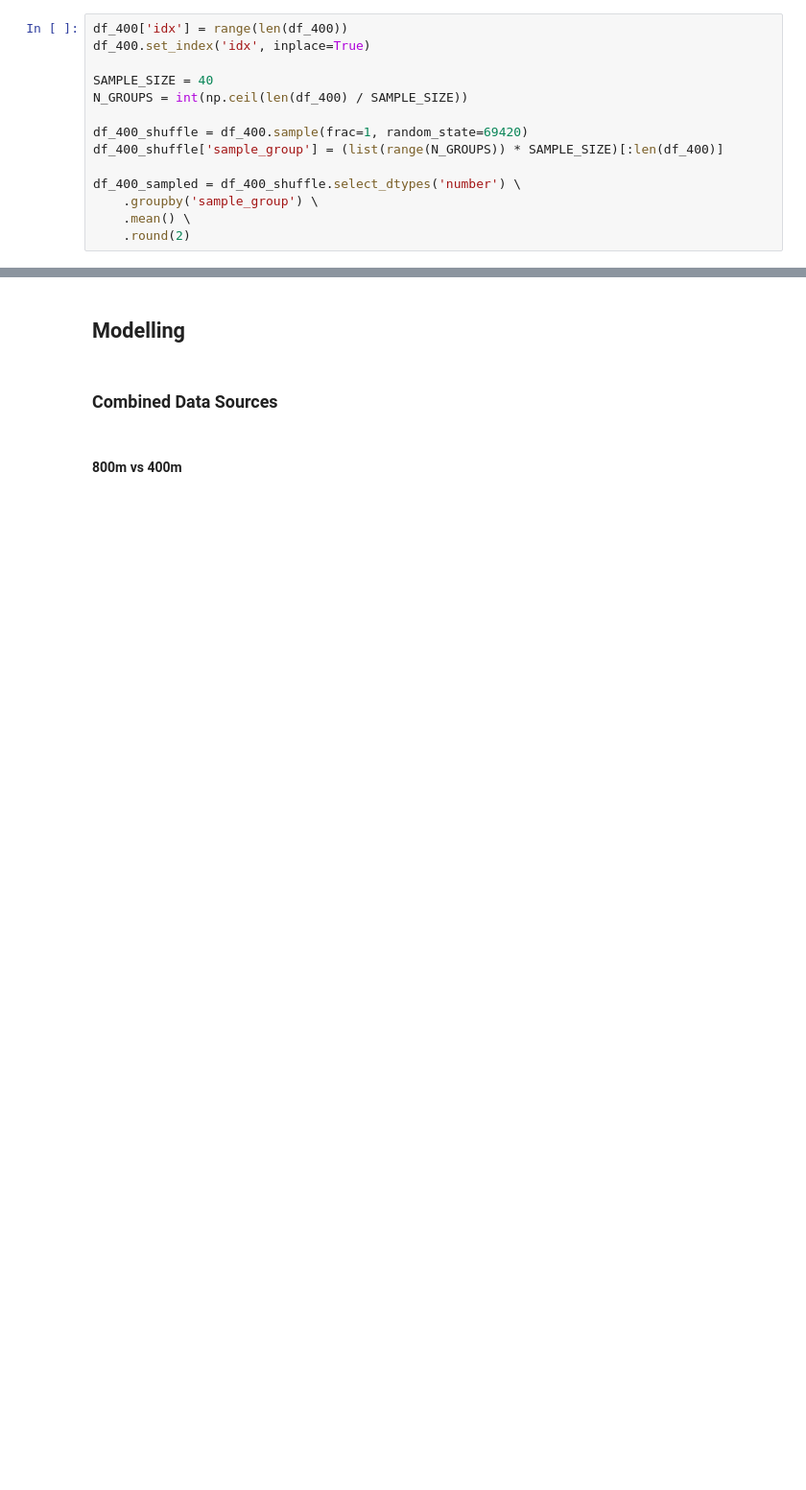
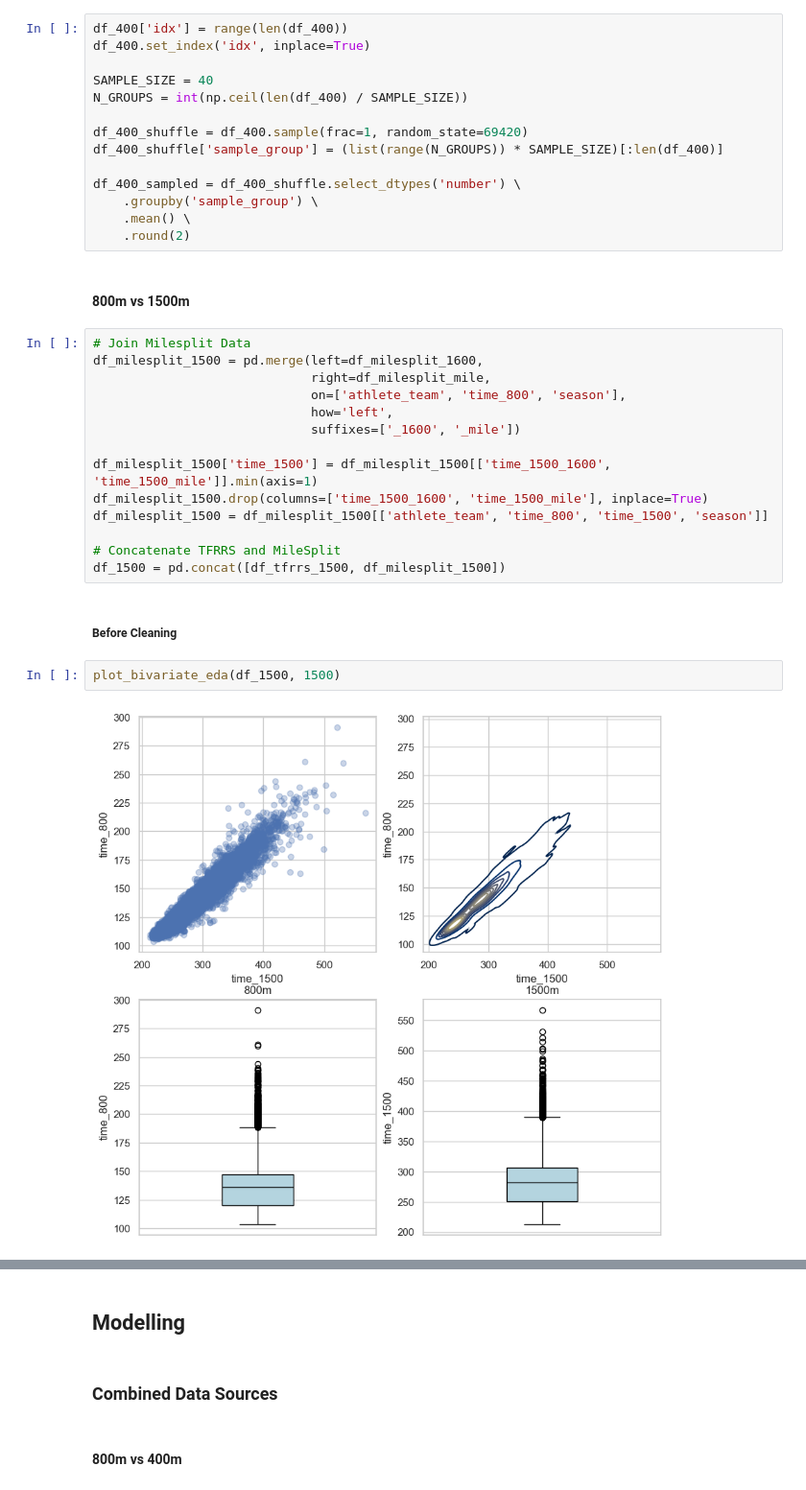
Before and after one commit to mitchellggreenhalgh/mid-distance-webscrapers, a Jupyter notebook: mid_distance_race_performances.ipynb, the cells around one changed output, grey strips where cells are left out. Shown at 96% size. Drawn from its saved outputs; the diff is of its cells as text; blank space fills up the shorter version.

```diff
--- a/mid_distance_race_performances.ipynb
+++ b/mid_distance_race_performances.ipynb
@@ -245,3 +246,25 @@ df_400_sampled = df_400_shuffle.select_dtypes('number') \
     .groupby('sample_group') \
     .mean() \
     .round(2)
+# %% [markdown]
+#### 800m vs 1500m
+# %%
+# Join Milesplit Data
+df_milesplit_1500 = pd.merge(left=df_milesplit_1600,
+                             right=df_milesplit_mile,
+                             on=['athlete_team', 'time_800', 'season'],
+                             how='left',
+                             suffixes=['_1600', '_mile'])
+
+df_milesplit_1500['time_1500'] = df_milesplit_1500[['time_1500_1600', 'time_1500_mile']].min(axis=1)
+df_milesplit_1500.drop(columns=['time_1500_1600', 'time_1500_mile'], inplace=True)
+df_milesplit_1500 = df_milesplit_1500[['athlete_team', 'time_800', 'time_1500', 'season']]
+
+# Concatenate TFRRS and MileSplit
+df_1500 = pd.concat([df_tfrrs_1500, df_milesplit_1500])
+# %% [markdown]
+##### Before Cleaning
+# %%
+plot_bivariate_eda(df_1500, 1500)
+# %% [output]
+[figure, added]
```
Also changed, not shown: parts of 43 cells of this notebook, 1 other file.
